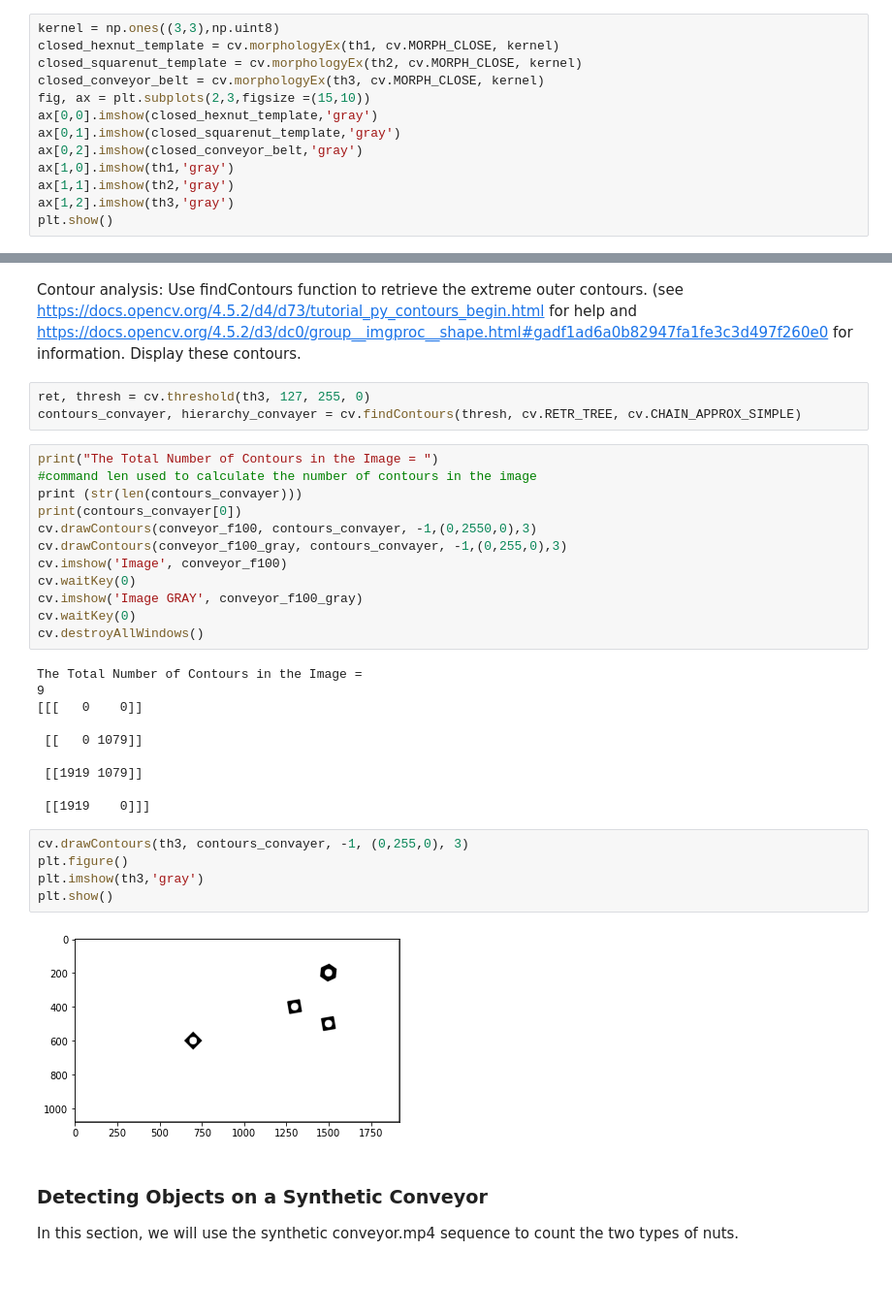
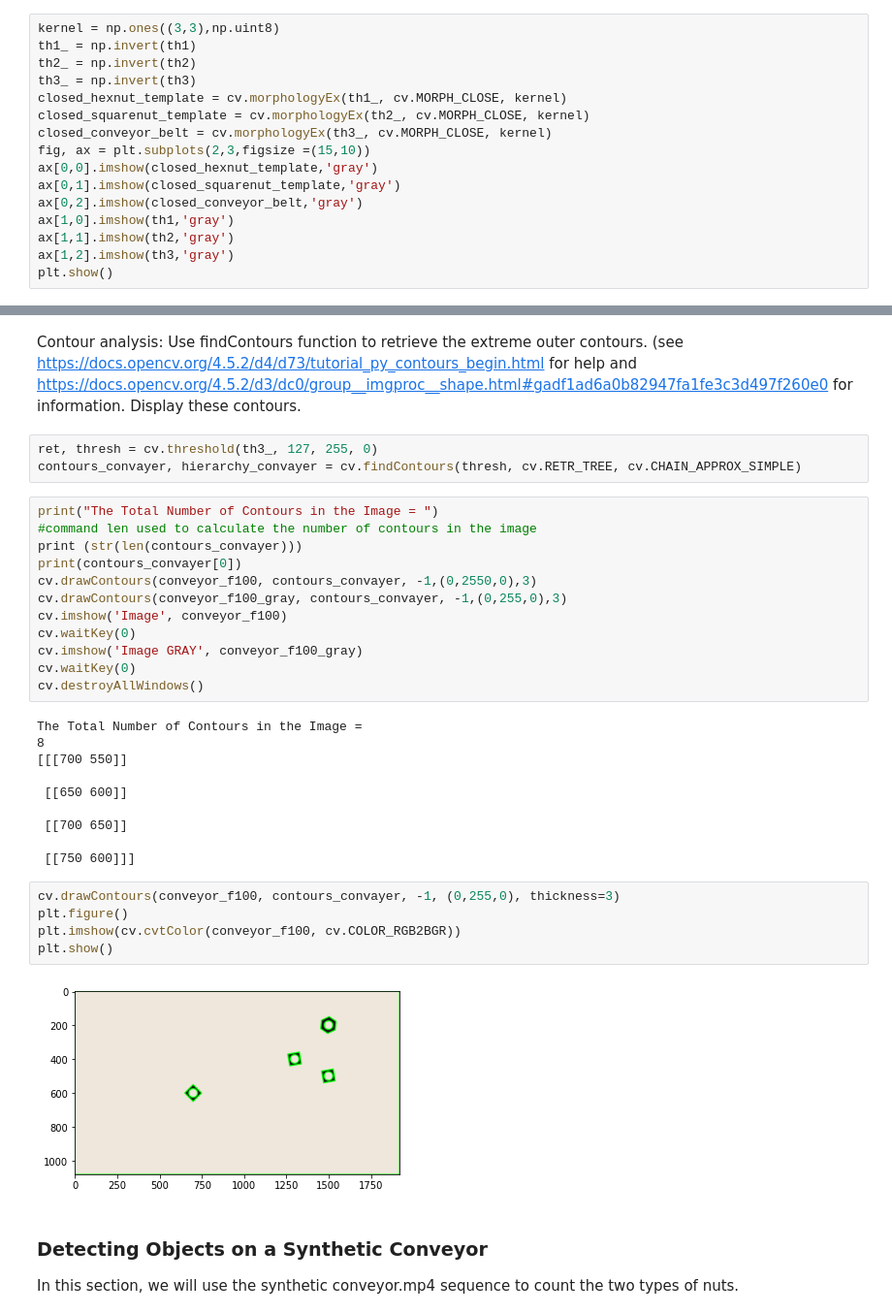
Before and after one commit to nifla2000/EN2550-Codings, a Jupyter notebook: ASSIGNMENT_03/Assignment_3.ipynb, the cells around one changed output, grey strips where cells are left out. Shown at 97% size. Cells and saved outputs as stored; diff of their text form; blank space fills up the shorter version.

```diff
--- a/ASSIGNMENT_03/Assignment_3.ipynb
+++ b/ASSIGNMENT_03/Assignment_3.ipynb
@@ -68,9 +68,12 @@ Carry out morphological closing to remove small holes inside the foreground. Use
 See https://docs.opencv.org/master/d9/d61/tutorial_py_morphological_ops.html for a guide.
 # %%
 kernel = np.ones((3,3),np.uint8)
-closed_hexnut_template = cv.morphologyEx(th1, cv.MORPH_CLOSE, kernel)
-closed_squarenut_template = cv.morphologyEx(th2, cv.MORPH_CLOSE, kernel)
-closed_conveyor_belt = cv.morphologyEx(th3, cv.MORPH_CLOSE, kernel)
+th1_ = np.invert(th1)
+th2_ = np.invert(th2)
+th3_ = np.invert(th3)
+closed_hexnut_template = cv.morphologyEx(th1_, cv.MORPH_CLOSE, kernel)
+closed_squarenut_template = cv.morphologyEx(th2_, cv.MORPH_CLOSE, kernel)
+closed_conveyor_belt = cv.morphologyEx(th3_, cv.MORPH_CLOSE, kernel)
 fig, ax = plt.subplots(2,3,figsize =(15,10))
 ax[0,0].imshow(closed_hexnut_template,'gray')
 ax[0,1].imshow(closed_squarenut_template,'gray')
@@ -163,7 +179,7 @@ numLabels_conv , centroids_conv
 Contour analysis: Use findContours function to retrieve the extreme outer contours. (see https://docs.opencv.org/4.5.2/d4/d73/tutorial_py_contours_begin.html for help and https://docs.opencv.org/4.5.2/d3/dc0/group__imgproc__shape.html#gadf1ad6a0b82947fa1fe3c3d497f260e0 for information.</br>
 Display these contours.
 # %%
-ret, thresh = cv.threshold(th3, 127, 255, 0)
+ret, thresh = cv.threshold(th3_, 127, 255, 0)
 contours_convayer, hierarchy_convayer = cv.findContours(thresh, cv.RETR_TREE, cv.CHAIN_APPROX_SIMPLE)
 # %%
 print("The Total Number of Contours in the Image = ")
@@ -179,21 +195,21 @@ cv.waitKey(0)
 cv.destroyAllWindows()
 # %% [output]
 The Total Number of Contours in the Image =
-9
-[[[   0    0]]
+8
+[[[700 550]]
 
- [[   0 1079]]
+ [[650 600]]
 
- [[1919 1079]]
+ [[700 650]]
 
- [[1919    0]]]
+ [[750 600]]]
 # %%
-cv.drawContours(th3, contours_convayer, -1, (0,255,0), 3)
+cv.drawContours(conveyor_f100, contours_convayer, -1, (0,255,0), thickness=3)
 plt.figure()
-plt.imshow(th3,'gray')
+plt.imshow(cv.cvtColor(conveyor_f100, cv.COLOR_RGB2BGR))
 plt.show()
 # %% [output]
-[figure, old version]
+[figure, new version]
 # %% [markdown]
 <h3>Detecting Objects on a Synthetic Conveyor</h3>
 In this section, we will use the synthetic conveyor.mp4 sequence to count the two types of nuts.
```
Also changed, not shown: parts of 16 cells of this notebook.
